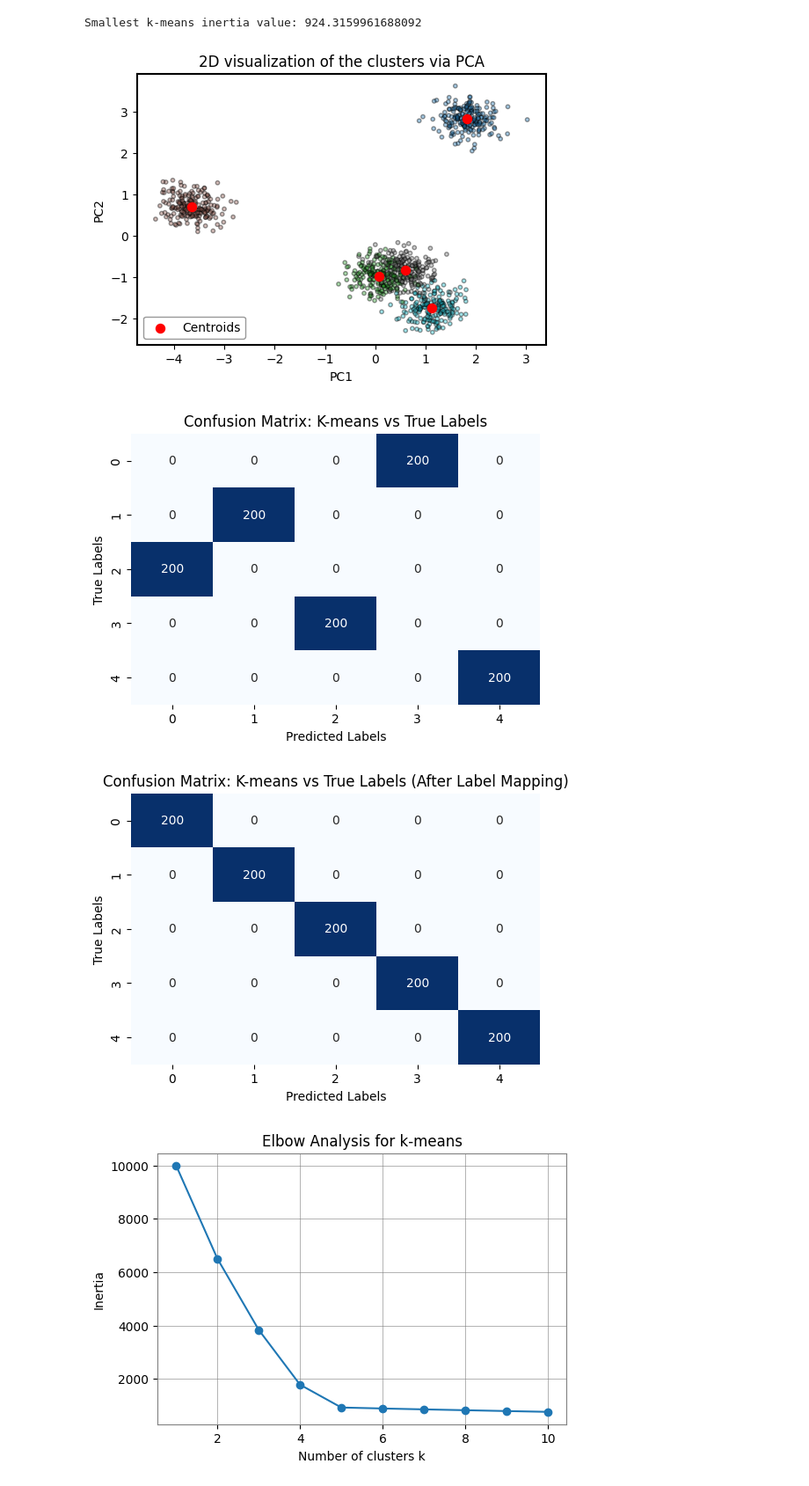
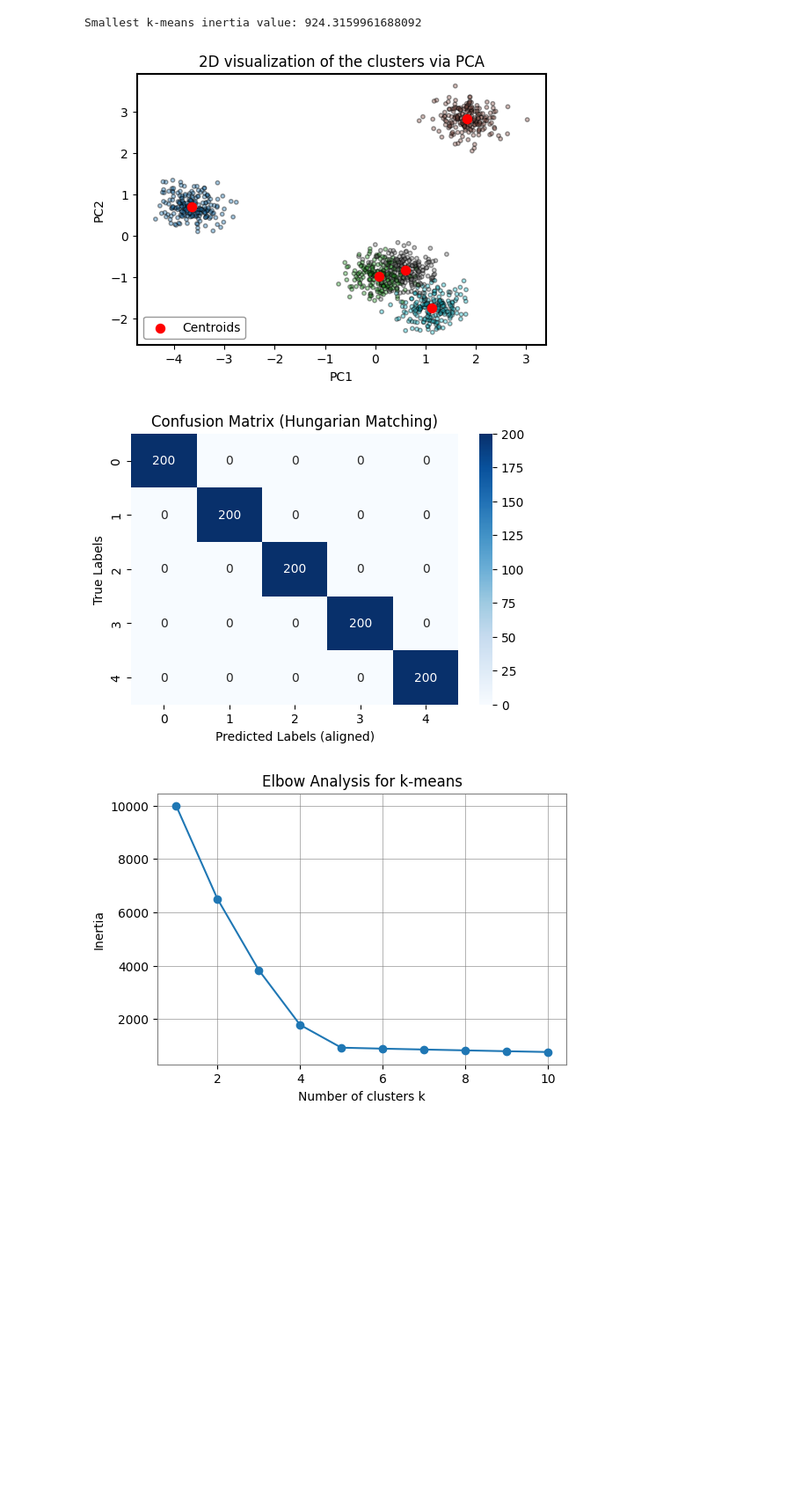
Before and after one commit to kayleepho/MATH-5750-Project-2, a Jupyter notebook: project2.ipynb, the cells around one changed output. Shown at 88% size. Drawn from its saved outputs; the diff is of its cells as text; code cells hidden in the pictures; blank space fills up the shorter version.

```diff
--- a/project2.ipynb
+++ b/project2.ipynb
@@ -34,13 +34,14 @@ print(type(y_true),y_true.shape)
 <class 'numpy.ndarray'> (1000,)
 # %%
 # Perform a k-means cluster analysis with k = 5. Report the smallest k-means inertia value.
-kmeans = KMeans(n_clusters=5, n_init=50, random_state=1).fit(X)
+kmeans = KMeans(n_clusters=5, n_init=20, random_state=42).fit(X)
 print("Smallest k-means inertia value:", kmeans.inertia_)
 # %% [output]
 Smallest k-means inertia value: 924.3159961688092
 # %%
 # Make a 2D visualization of the clusters via PCA
 # Including both the clusters (colored by cluster) and the cluster centers.
+
 # Reduce data to 2D for visualization
 pca = PCA(n_components=2)
 X_pca = pca.fit_transform(X)
@@ -71,39 +72,26 @@ plt.xlabel("PC1")
 plt.ylabel("PC2")
 plt.show()
 # %% [output]
-[figure, old version]
+[figure, new version]
-# %%
-from scipy.optimize import linear_sum_assignment
-# Make a confusion matrix that compares your assigned labels to the “true labels.
-cm = confusion_matrix(y_true, kmeans.labels_)
-plt.figure(figsize=(6, 4))
-sns.heatmap(cm, annot=True, fmt="d", cmap="Blues", cbar=False,
-            xticklabels=np.unique(y_true), yticklabels=np.unique(y_true))
-plt.xlabel("Predicted Labels")
-plt.ylabel("True Labels")
-plt.title("Confusion Matrix: K-means vs True Labels")
-plt.show()
-
-# Here, you’ll have to figure out how to best match the predicted and true labels.
-# Use Hungarian algorithm to find best cluster-to-label mapping
-row_ind, col_ind = linear_sum_assignment(-cm)
-mapping = dict(zip(col_ind, row_ind))
-
-# Remap K-means labels according to mapping
-new_labels = np.array([mapping[label] for label in kmeans.labels_])
-
-# Final confusion matrix after remapping
-final_conf_mat = confusion_matrix(y_true, new_labels)
-plt.figure(figsize=(6,4))
-sns.heatmap(final_conf_mat, annot=True, fmt="d", cmap="Blues", cbar=False,
-            xticklabels=np.unique(y_true), yticklabels=np.unique(y_true))
-plt.xlabel("Predicted Labels")
-plt.ylabel("True Labels")
-plt.title("Confusion Matrix: K-means vs True Labels (After Label Mapping)")
-plt.show()
-# %% [output]
-[figure, removed]
-[figure, removed]
+# %%
+from scipy.optimize import linear_sum_assignment
+
+# Compute raw confusion matrix
+cm = confusion_matrix(y_true, kmeans.labels_)
+
+# Use Hungarian Algorithm to match labels optimally
+row_ind, col_ind = linear_sum_assignment(-cm)  # maximize matches
+cm_aligned = cm[:, col_ind]
+
+# Plot heatmap
+plt.figure(figsize=(6, 4))
+sns.heatmap(cm_aligned, annot=True, fmt="d", cmap="Blues")
+plt.xlabel("Predicted Labels (aligned)")
+plt.ylabel("True Labels")
+plt.title("Confusion Matrix (Hungarian Matching)")
+plt.show()
+# %% [output]
+[figure, added]
 # %%
 inertias = []
 ks = range(1, 11)
```
Also changed, not shown: parts of 5 cells of this notebook.
